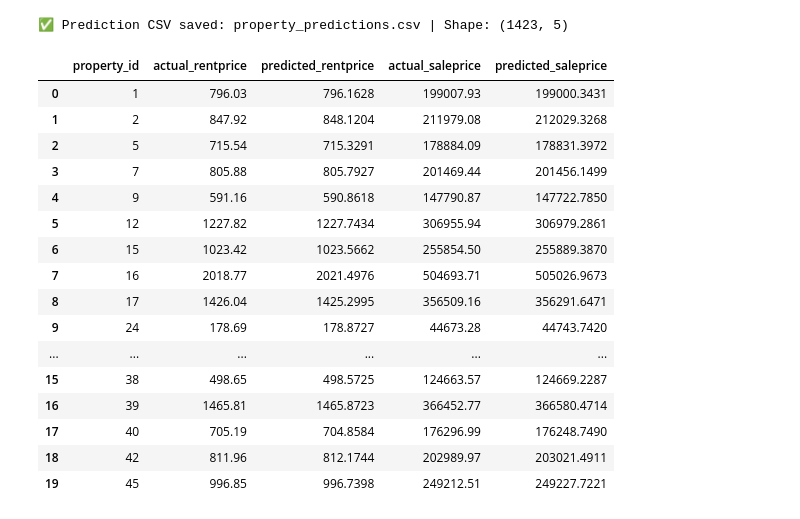
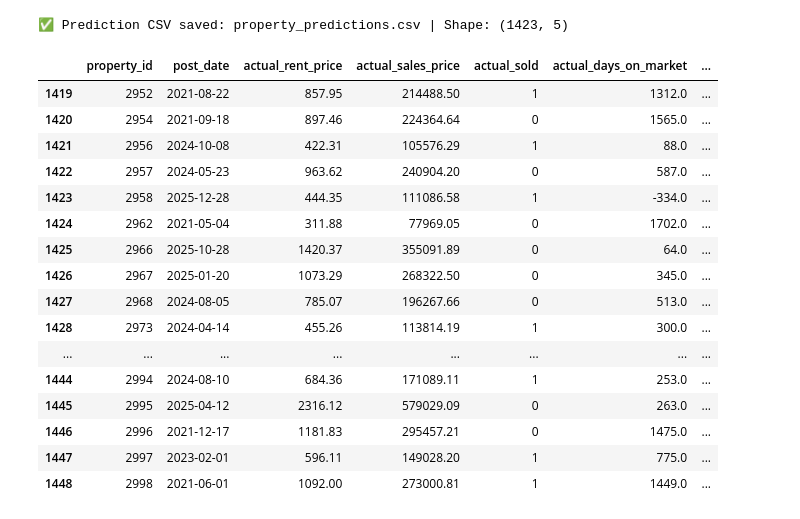
Before and after one commit to DS-223/Group-4, a Jupyter notebook: myapp/model/example.ipynb, the cells around one changed output. Drawn from its saved outputs; the diff is of its cells as text; code cells hidden in the pictures.

```diff
--- a/myapp/model/example.ipynb
+++ b/myapp/model/example.ipynb
@@ -185,23 +185,23 @@ print(f"\n✅ Prediction CSV saved: {output_path} | Shape: {prediction_df.shape}
 # %% [output]
 ✅ Prediction CSV saved: property_predictions.csv | Shape: (1423, 5)
 # %%
-ready_df = pd.read_csv(output_path)
-ready_df.head(20)
+ready_df = pd.read_csv('../output/property_predictions_final.csv')
+ready_df.tail(30)
 # %% [output]
-|  | property_id | actual_rentprice | predicted_rentprice | actual_saleprice | predicted_saleprice |
-| 0 | 1 | 796.03 | 796.1628 | 199007.93 | 199000.3431 |
-| 1 | 2 | 847.92 | 848.1204 | 211979.08 | 212029.3268 |
-| 2 | 5 | 715.54 | 715.3291 | 178884.09 | 178831.3972 |
-| 3 | 7 | 805.88 | 805.7927 | 201469.44 | 201456.1499 |
-| 4 | 9 | 591.16 | 590.8618 | 147790.87 | 147722.7850 |
-| 5 | 12 | 1227.82 | 1227.7434 | 306955.94 | 306979.2861 |
-| 6 | 15 | 1023.42 | 1023.5662 | 255854.50 | 255889.3870 |
-| 7 | 16 | 2018.77 | 2021.4976 | 504693.71 | 505026.9673 |
-| 8 | 17 | 1426.04 | 1425.2995 | 356509.16 | 356291.6471 |
-| 9 | 24 | 178.69 | 178.8727 | 44673.28 | 44743.7420 |
-| ... | ... | ... | ... | ... | ... |
-| 15 | 38 | 498.65 | 498.5725 | 124663.57 | 124669.2287 |
-| 16 | 39 | 1465.81 | 1465.8723 | 366452.77 | 366580.4714 |
-| 17 | 40 | 705.19 | 704.8584 | 176296.99 | 176248.7490 |
-| 18 | 42 | 811.96 | 812.1744 | 202989.97 | 203021.4911 |
-| 19 | 45 | 996.85 | 996.7398 | 249212.51 | 249227.7221 |
+|  | property_id | post_date | actual_rent_price | actual_sales_price | actual_sold | actual_days_on_market | ... |
+| 1419 | 2952 | 2021-08-22 | 857.95 | 214488.50 | 1 | 1312.0 | ... |
+| 1420 | 2954 | 2021-09-18 | 897.46 | 224364.64 | 0 | 1565.0 | ... |
+| 1421 | 2956 | 2024-10-08 | 422.31 | 105576.29 | 1 | 88.0 | ... |
+| 1422 | 2957 | 2024-05-23 | 963.62 | 240904.20 | 0 | 587.0 | ... |
+| 1423 | 2958 | 2025-12-28 | 444.35 | 111086.58 | 1 | -334.0 | ... |
+| 1424 | 2962 | 2021-05-04 | 311.88 | 77969.05 | 0 | 1702.0 | ... |
+| 1425 | 2966 | 2025-10-28 | 1420.37 | 355091.89 | 0 | 64.0 | ... |
+| 1426 | 2967 | 2025-01-20 | 1073.29 | 268322.50 | 0 | 345.0 | ... |
+| 1427 | 2968 | 2024-08-05 | 785.07 | 196267.66 | 0 | 513.0 | ... |
+| 1428 | 2973 | 2024-04-14 | 455.26 | 113814.19 | 1 | 300.0 | ... |
+| ... | ... | ... | ... | ... | ... | ... | ... |
+| 1444 | 2994 | 2024-08-10 | 684.36 | 171089.11 | 1 | 253.0 | ... |
+| 1445 | 2995 | 2025-04-12 | 2316.12 | 579029.09 | 0 | 263.0 | ... |
+| 1446 | 2996 | 2021-12-17 | 1181.83 | 295457.21 | 0 | 1475.0 | ... |
+| 1447 | 2997 | 2023-02-01 | 596.11 | 149028.20 | 1 | 775.0 | ... |
+| 1448 | 2998 | 2021-06-01 | 1092.00 | 273000.81 | 1 | 1449.0 | ... |
```
Also changed, not shown: parts of 1 cell of this notebook, 19 other files.
